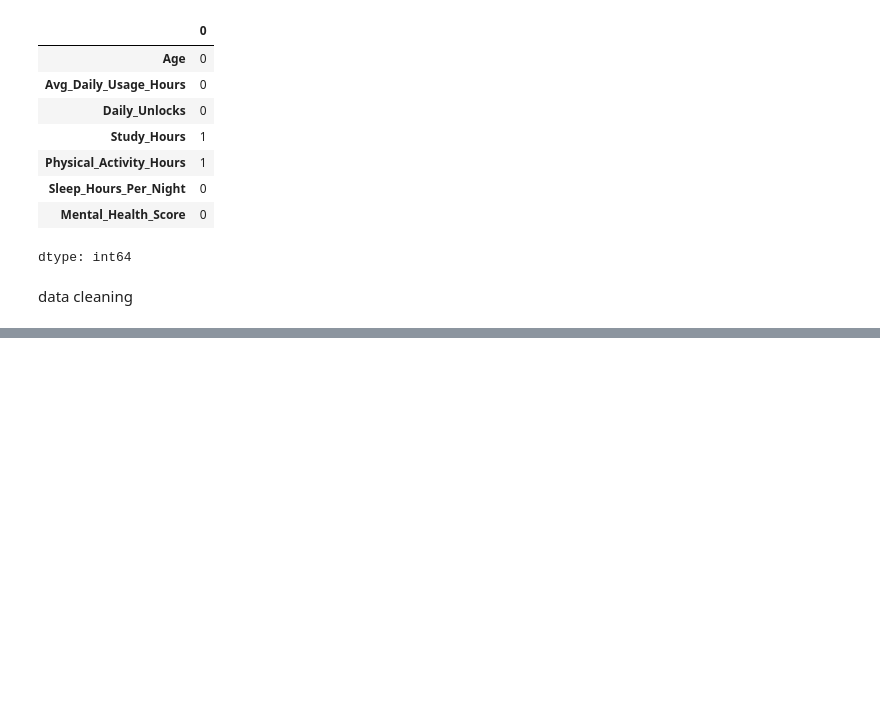
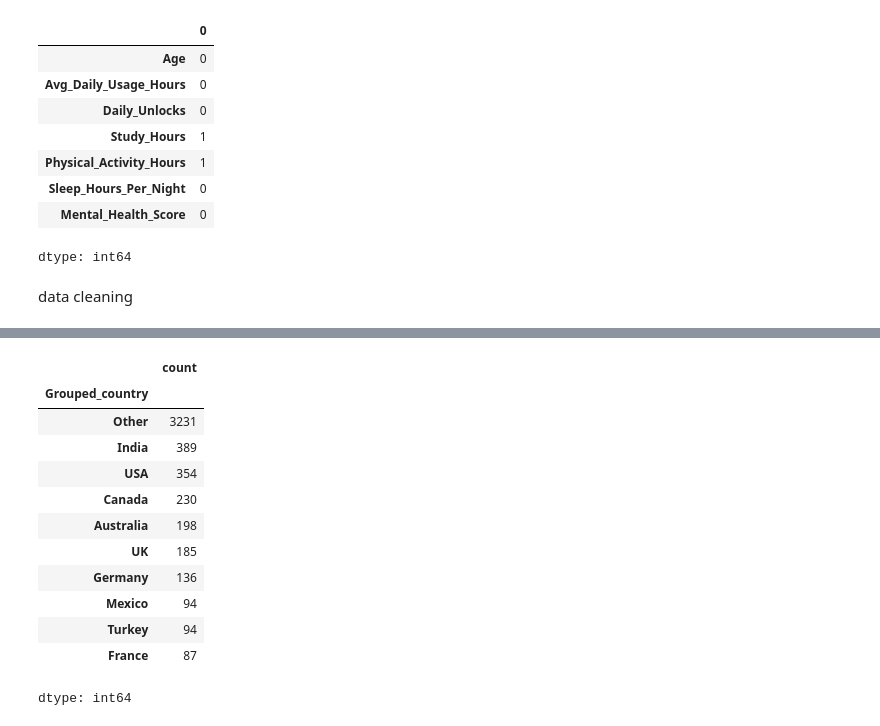
Before and after one commit to Naveen-gale/DATA-SCENS-LEARNING, a Jupyter notebook: mental_health_prediction.ipynb, the cells around one changed output, grey strips where cells are left out. Cells and saved outputs as stored; diff of their text form; code cells hidden in the pictures; blank space fills up the shorter version.

```diff
--- a/mental_health_prediction.ipynb
+++ b/mental_health_prediction.ipynb
@@ -165,0 +195,3 @@ data cleaning
+# %%
+top_countrice = df['Country'].value_counts().index[:10].tolist()
+top_countrice
@@ -165,0 +209,20 @@ data cleaning
+# %%
+def group_top_cont():
+  df['Grouped_country'] = df['Country'].apply(lambda x: 'Other' if x not in top_countrice else x)
+# %%
+group_top_cont()
+df["Grouped_country"].value_counts()
+# %% [output]
+|  | count |
+| Grouped_country |  |
+| Other | 3231 |
+| India | 389 |
+| USA | 354 |
+| Canada | 230 |
+| Australia | 198 |
+| UK | 185 |
+| Germany | 136 |
+| Mexico | 94 |
+| Turkey | 94 |
+| France | 87 |
+dtype: int64
```
Also changed, not shown: parts of 16 cells of this notebook.
